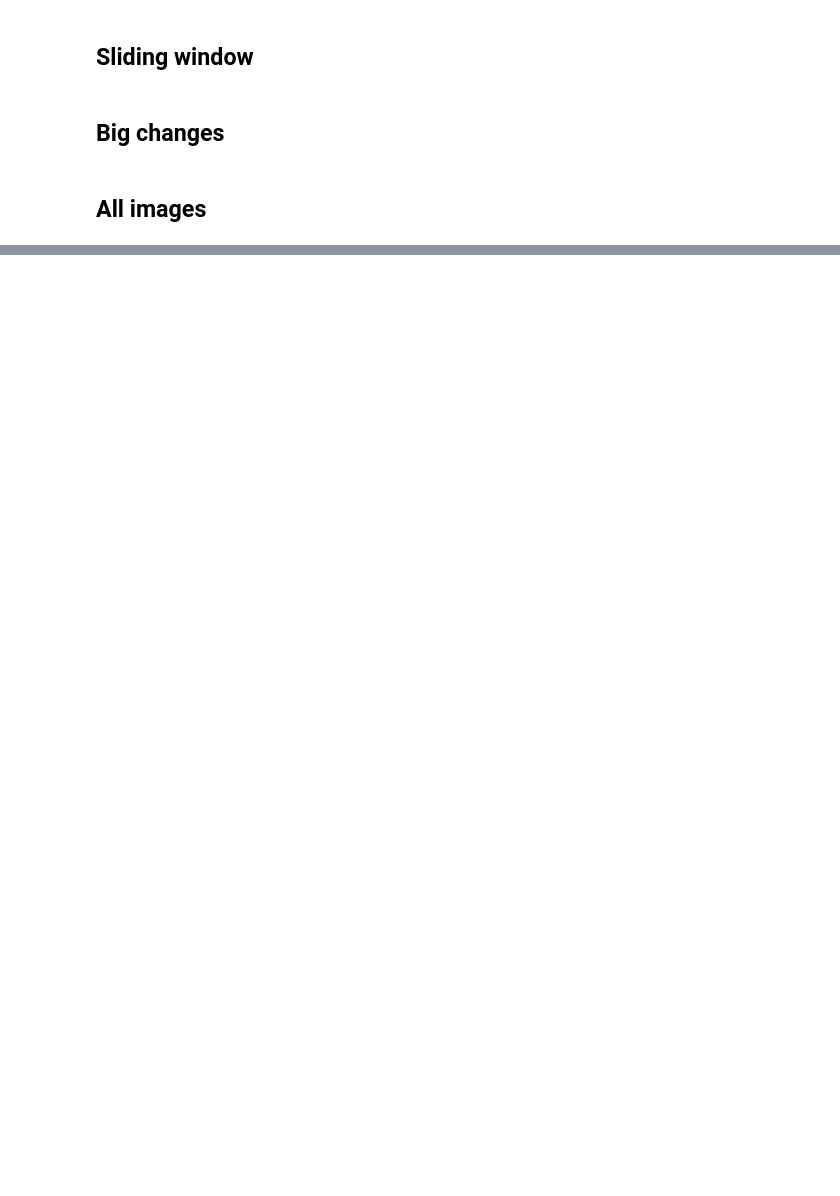
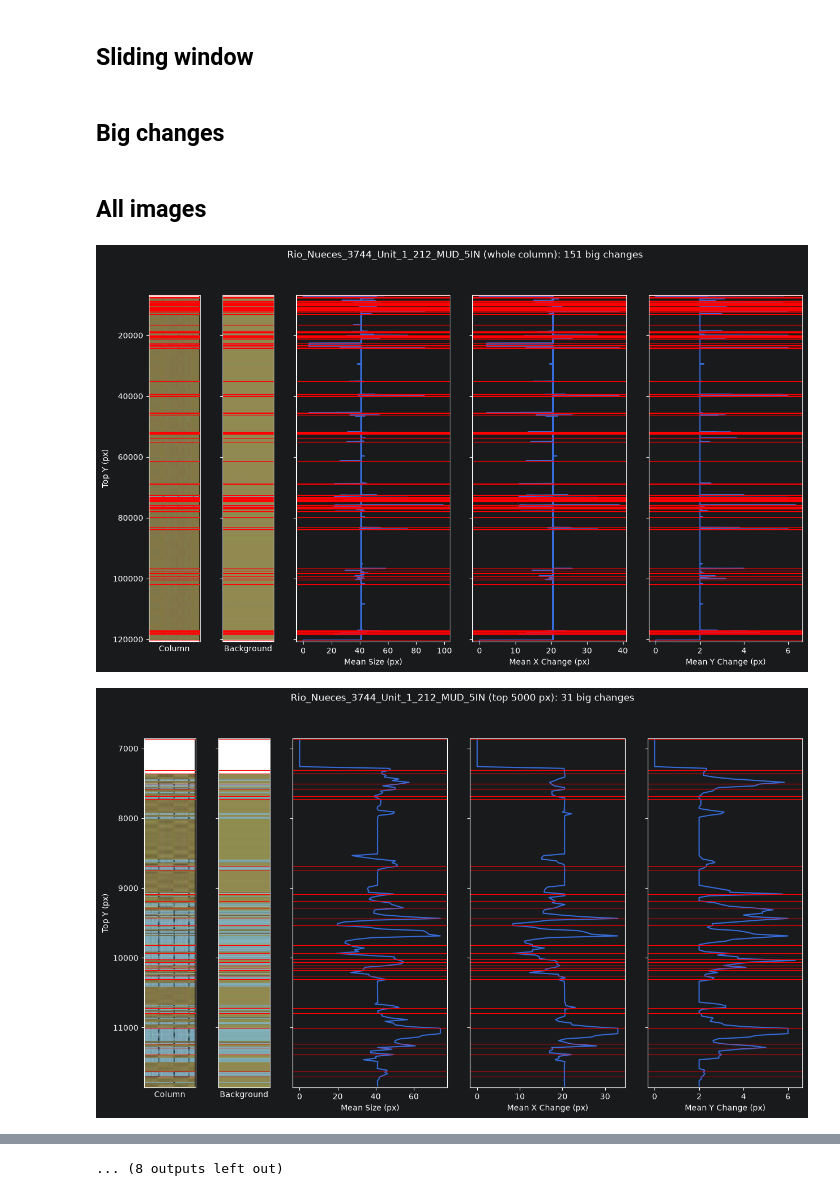
Before and after one commit to auri-ay/HTB, a Jupyter notebook: col_to_feat.ipynb, the cells around one changed output, grey strips where cells are left out. Drawn from its saved outputs; the diff is of its cells as text; code cells hidden in the pictures; blank space fills up the shorter version.

```diff
--- a/col_to_feat.ipynb
+++ b/col_to_feat.ipynb
@@ -42,6 +24,6 @@ data_df
 # %%
-example_row = data_df[data_df["Name"]=="0000000009_d-582_0000020435-0001_log06_fe_5in_md"].iloc[0]
+example_row = data_df[data_df["name"]=="0000000009_d-582_0000020435-0001_log06_fe_5in_md"].iloc[0]
 # %%
-colbounds = example_row["Interpreted Lithology Column"]
+colbounds = example_row["interpreted_lithology_column"]
 # %%
-column = crop_rgb(Image.open(example_row["Image"]), colbounds)
+column = crop_rgb(Image.open(example_row["image"]), colbounds)
@@ -403,12 +348,12 @@ all_row_colours = {}     # each image's background colour, one per row
 column_previews = {}     # a shrunk copy of each column, for plotting
 
 for image_number, (_, row) in enumerate(data_df.iterrows()):
-    print(f"{image_number + 1}/{len(data_df)} {row['Name']}")
+    print(f"{image_number + 1}/{len(data_df)} {row['name']}")
 
-    column_box = row["Interpreted Lithology Column"]
-    log_rgb = crop_rgb(Image.open(row["Image"]), column_box)
+    column_box = row["interpreted_lithology_column"]
+    log_rgb = crop_rgb(Image.open(row["image"]), column_box)
     width, height = log_rgb.size
-    column_previews[row["Name"]] = log_rgb.resize((width, min(height, 4000)))
+    column_previews[row["name"]] = log_rgb.resize((width, min(height, 4000)))
 
     # Each row's background colour: the median colour of its pixels that aren't black,
     # read before the islands get painted white
@@ -416,7 +361,7 @@ for image_number, (_, row) in enumerate(data_df.iterrows()):
     log_not_black = log_array.sum(axis=2) >= BLACK_CUTOFF
     log_array[~log_not_black] = np.nan                   # leave black pixels out
     log_array[~log_not_black.any(axis=1), 0] = 0         # rows that are entirely black stay black
-    all_row_colours[row["Name"]] = np.nanmedian(log_array, axis=1)
+    all_row_colours[row["name"]] = np.nanmedian(log_array, axis=1)
 
     pixels = log_rgb.load()
     island_sizes = []
@@ -486,7 +431,7 @@ for image_number, (_, row) in enumerate(data_df.iterrows()):
             mean_y_change = 0
 
         all_results.append({
-            "Name": row["Name"],
+            "Name": row["name"],
             "Top Y": column_box[1] + round(window_top),
             "Bottom Y": column_box[1] + round(window_bottom),
             "Islands": len(window_sizes),
@@ -505,9 +450,9 @@ CLOSE_UP_HEIGHT = 5000   # how many px the close-up shows
 all_change_ys = {}
 
 for _, row in data_df.iterrows():
-    image_features = all_features_df[all_features_df["Name"] == row["Name"]]
-    image_row_colours = all_row_colours[row["Name"]]
-    column_box = row["Interpreted Lithology Column"]
+    image_features = all_features_df[all_features_df["Name"] == row["name"]]
+    image_row_colours = all_row_colours[row["name"]]
+    column_box = row["interpreted_lithology_column"]
 
     # Compare each window with the next window that doesn't overlap it.
     # A change_score above 1 means a big change in the black marks.
@@ -566,40 +511,43 @@ for _, row in data_df.iterrows():
             change_ys.append(shape_y)
     change_ys.sort()
 
-    all_change_ys[row["Name"]] = change_ys
+    all_change_ys[row["name"]] = change_ys
 
     # Always chart the whole column; large images also get a full-resolution close-up of their top
-    charts = [("whole column", column_box[1], column_box[3], column_previews[row["Name"]])]
+    charts = [("whole column", column_box[1], column_box[3], column_previews[row["name"]])]
 
     if column_box[3] - column_box[1] > LARGE_IMAGE:
         close_up_bottom = column_box[1] + CLOSE_UP_HEIGHT
-        close_up = crop_rgb(Image.open(row["Image"]), (column_box[0], column_box[1], column_box[2], close_up_bottom))
+        close_up = crop_rgb(Image.open(row["image"]), (column_box[0], column_box[1], column_box[2], close_up_bottom))
         charts.append((f"top {CLOSE_UP_HEIGHT} px", column_box[1], close_up_bottom, close_up))
 
     for chart_name, chart_top, chart_bottom, chart_image in charts:
         chart_features = image_features[(image_features["Top Y"] >= chart_top) & (image_features["Top Y"] < chart_bottom)]
         chart_row_colours = image_row_colours[chart_top - column_box[1]:chart_bottom - column_box[1]]
         chart_changes = [y for y in change_ys if chart_top <= y <= chart_bottom]
 
         fig, axes = plt.subplots(1, 5, figsize=(15, 8), sharey=True, gridspec_kw={"width_ratios": [1, 1, 3, 3, 3]})
 
         axes[0].imshow(chart_image, extent=[0, 1, chart_bottom, chart_top], aspect="auto")
         axes[0].set_xticks([])
         axes[0].set_xlabel("Column")
         axes[0].set_ylabel("Top Y (px)")
 
         axes[1].imshow(chart_row_colours[:, None, :] / 255, extent=[0, 1, chart_bottom, chart_top], aspect="auto")
         axes[1].set_xticks([])
         axes[1].set_xlabel("Background")
 
         for ax, measure in zip(axes[2:], measures):
             ax.plot(chart_features[measure], chart_features["Top Y"])
             ax.set_xlabel(f"{measure} (px)")
 
         for ax in axes:
             for change_y in chart_changes:
                 ax.axhline(change_y, color="red", linewidth=0.8)
 
         axes[0].set_ylim(chart_bottom, chart_top)   # top of the column at the top, like the image
-        fig.suptitle(f"{row['Name']} ({chart_name}): {len(chart_changes)} big changes")
+        fig.suptitle(f"{row['name']} ({chart_name}): {len(chart_changes)} big changes")
         plt.show()
+# %% [output]
+[figure, added]
+[figure, added]
@@ -605,0 +564 @@ for _, row in data_df.iterrows():
+... (8 outputs left out)
```
Also changed, not shown: parts of 8 cells of this notebook, 1 other file.
